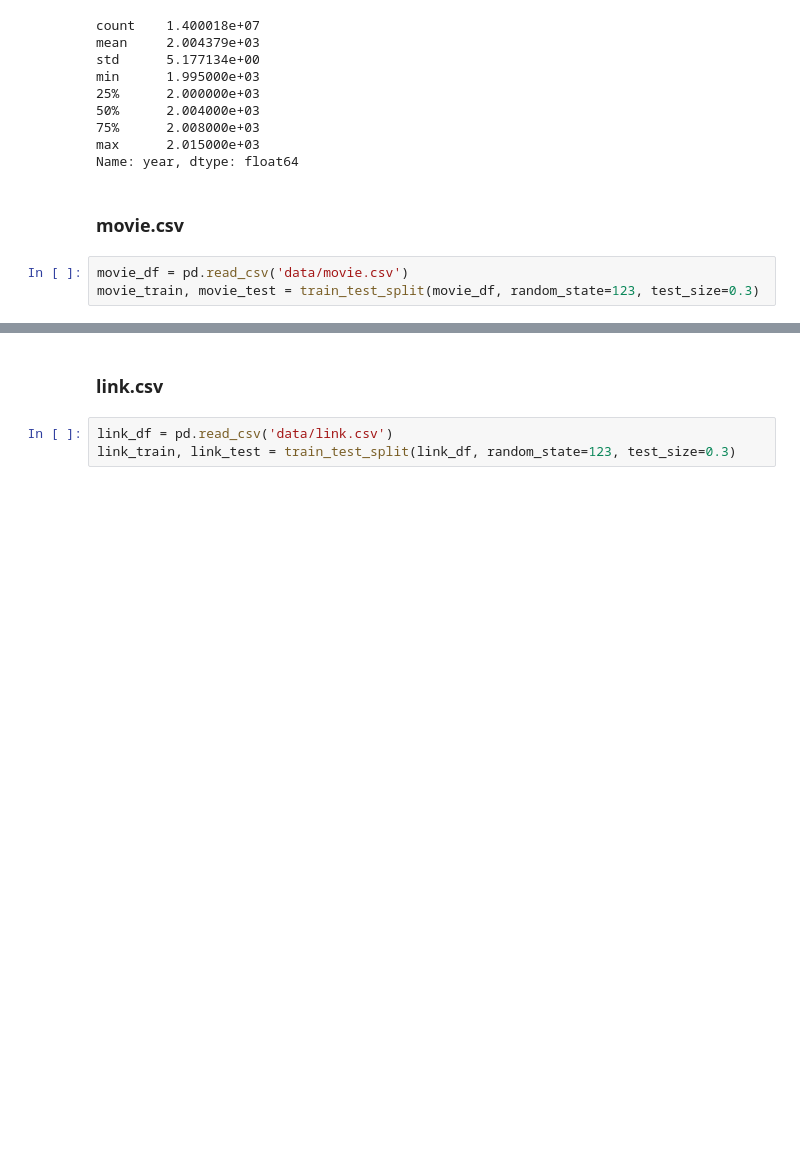
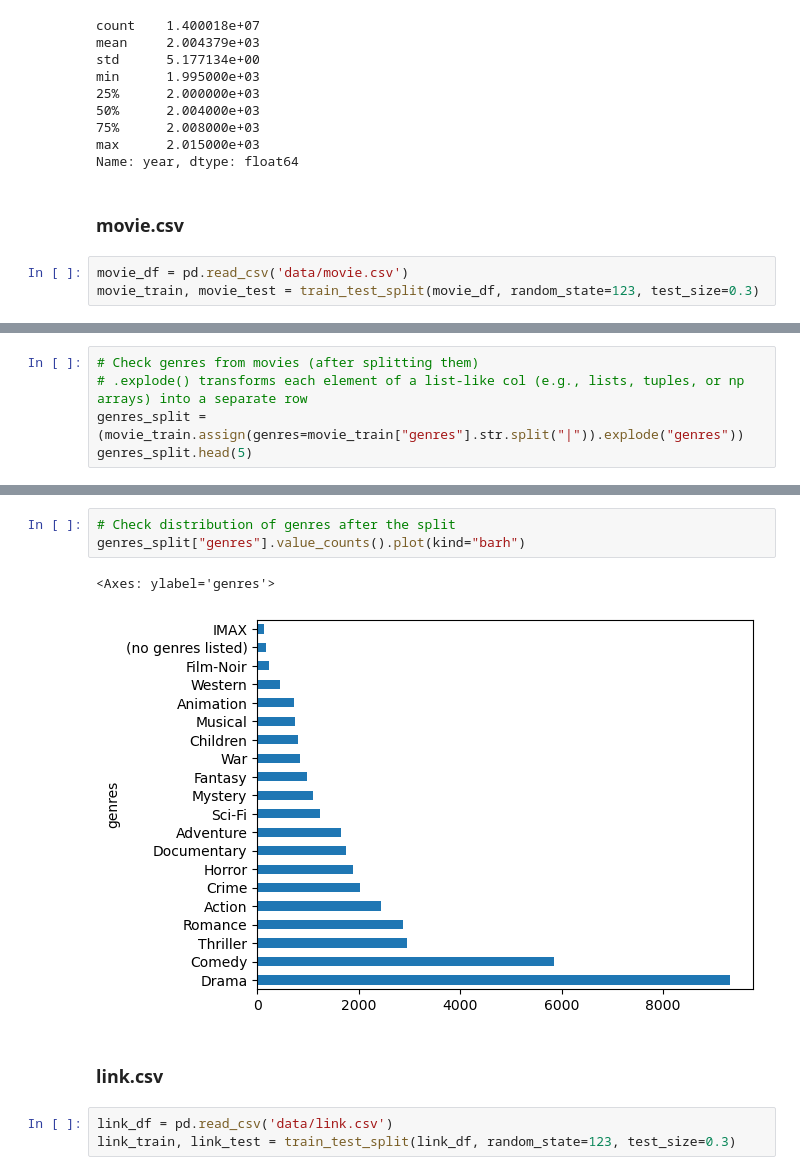
Before and after one commit to mara-sanchez1/MovieLens, a Jupyter notebook: MovieLens.ipynb, the cells around one changed output, grey strips where cells are left out. Drawn from its saved outputs; the diff is of its cells as text; blank space fills up the shorter version.

```diff
--- a/MovieLens.ipynb
+++ b/MovieLens.ipynb
@@ -337,0 +410,5 @@ movie_train, movie_test = train_test_split(movie_df, random_state=123, test_size
+# %%
+# Check genres from movies (after splitting them)
+# .explode() transforms each element of a list-like col (e.g., lists, tuples, or np arrays) into a separate row
+genres_split = (movie_train.assign(genres=movie_train["genres"].str.split("|")).explode("genres"))
+genres_split.head(5)
@@ -338,3 +422,9 @@ movie_train, movie_test = train_test_split(movie_df, random_state=123, test_size
+# %%
+# Check distribution of genres after the split
+genres_split["genres"].value_counts().plot(kind="barh")
+# %% [output]
+<Axes: ylabel='genres'>
+[figure, added]
 # %% [markdown]
 ### **link.csv**
 # %%
```
Also changed, not shown: parts of 12 cells of this notebook.
